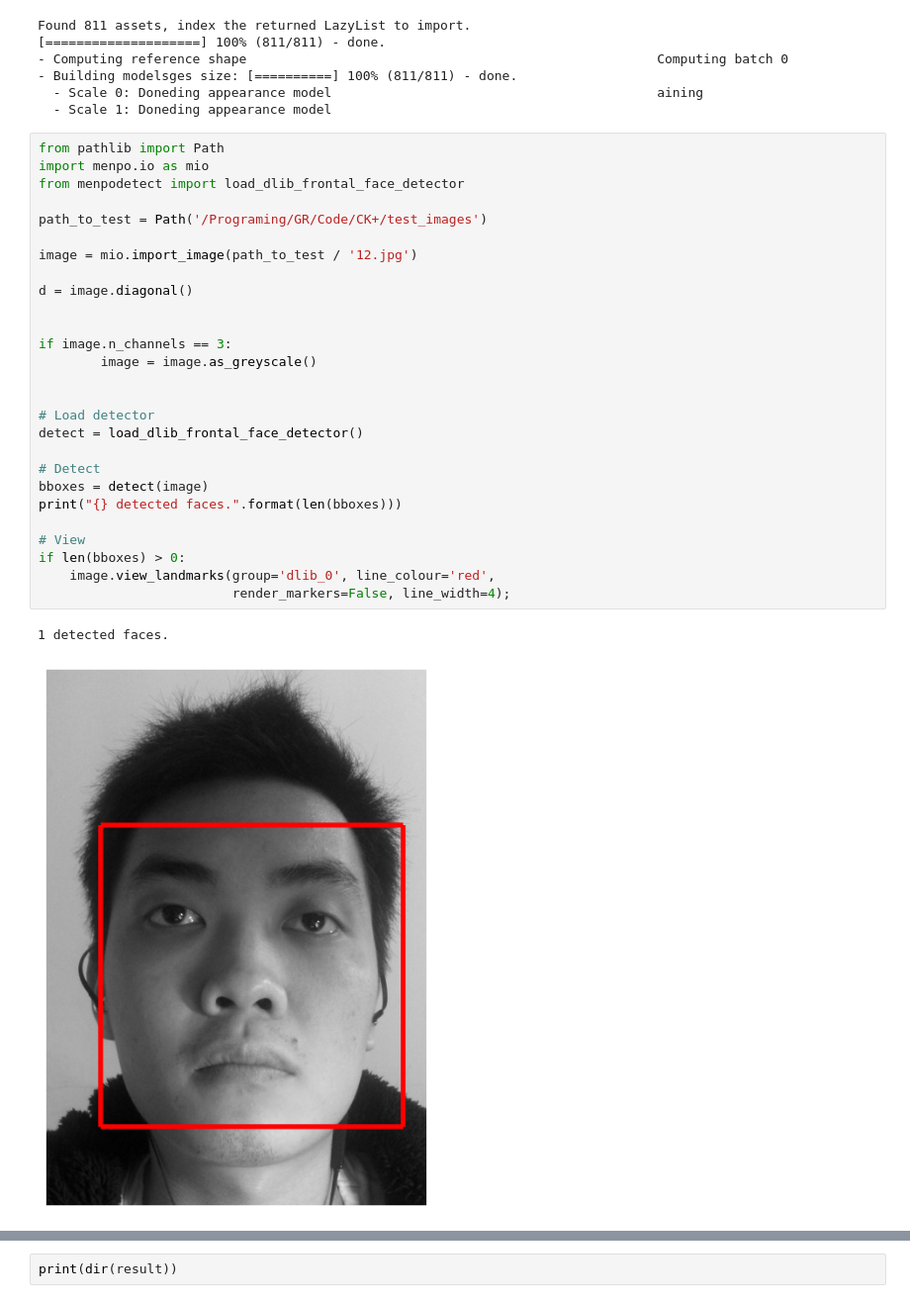
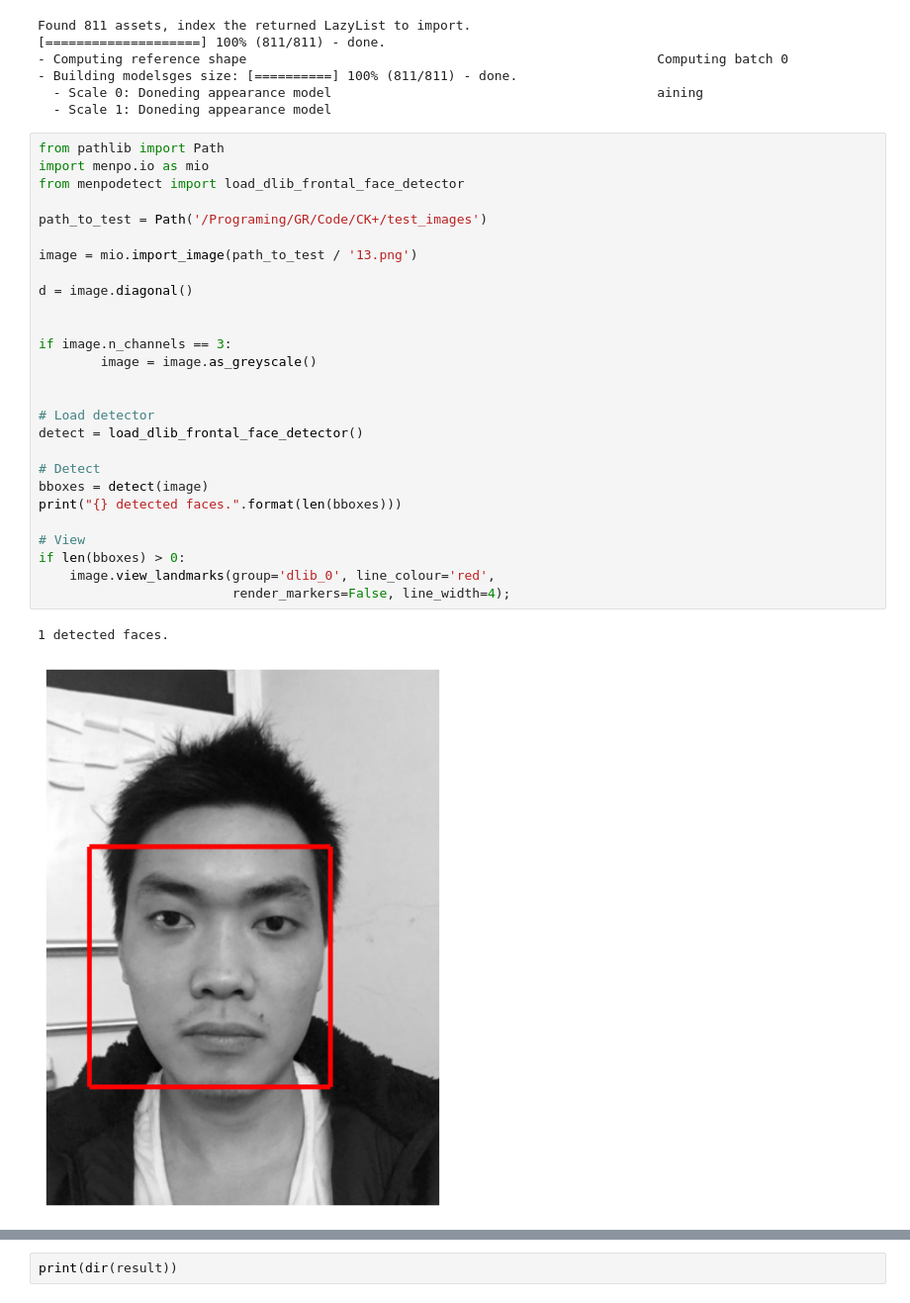
Before and after one commit to LeeKien95/GR, a Jupyter notebook: AAM.ipynb, the cells around one changed output, grey strips where cells are left out. Shown at 99% size. Drawn from its saved outputs; the diff is of its cells as text.

```diff
--- a/AAM.ipynb
+++ b/AAM.ipynb
@@ -59,33 +59,33 @@ Found 811 assets, index the returned LazyList to import.
 # %%
 from pathlib import Path
 import menpo.io as mio
 from menpodetect import load_dlib_frontal_face_detector
 
 path_to_test = Path('/Programing/GR/Code/CK+/test_images')
 
-image = mio.import_image(path_to_test / '12.jpg')
+image = mio.import_image(path_to_test / '13.png')
 
 d = image.diagonal()
 
 
 if image.n_channels == 3:
         image = image.as_greyscale()
 
 
 # Load detector
 detect = load_dlib_frontal_face_detector()
 
 # Detect
 bboxes = detect(image)
 print("{} detected faces.".format(len(bboxes)))
 
 # View
 if len(bboxes) > 0:
     image.view_landmarks(group='dlib_0', line_colour='red',
                          render_markers=False, line_width=4);
 # %% [output]
 1 detected faces.
-[figure, old version]
+[figure, new version]
 # %%
 #harder head pose detection
 import matplotlib.pyplot as plt
```
Also changed, not shown: parts of 1 cell of this notebook.
